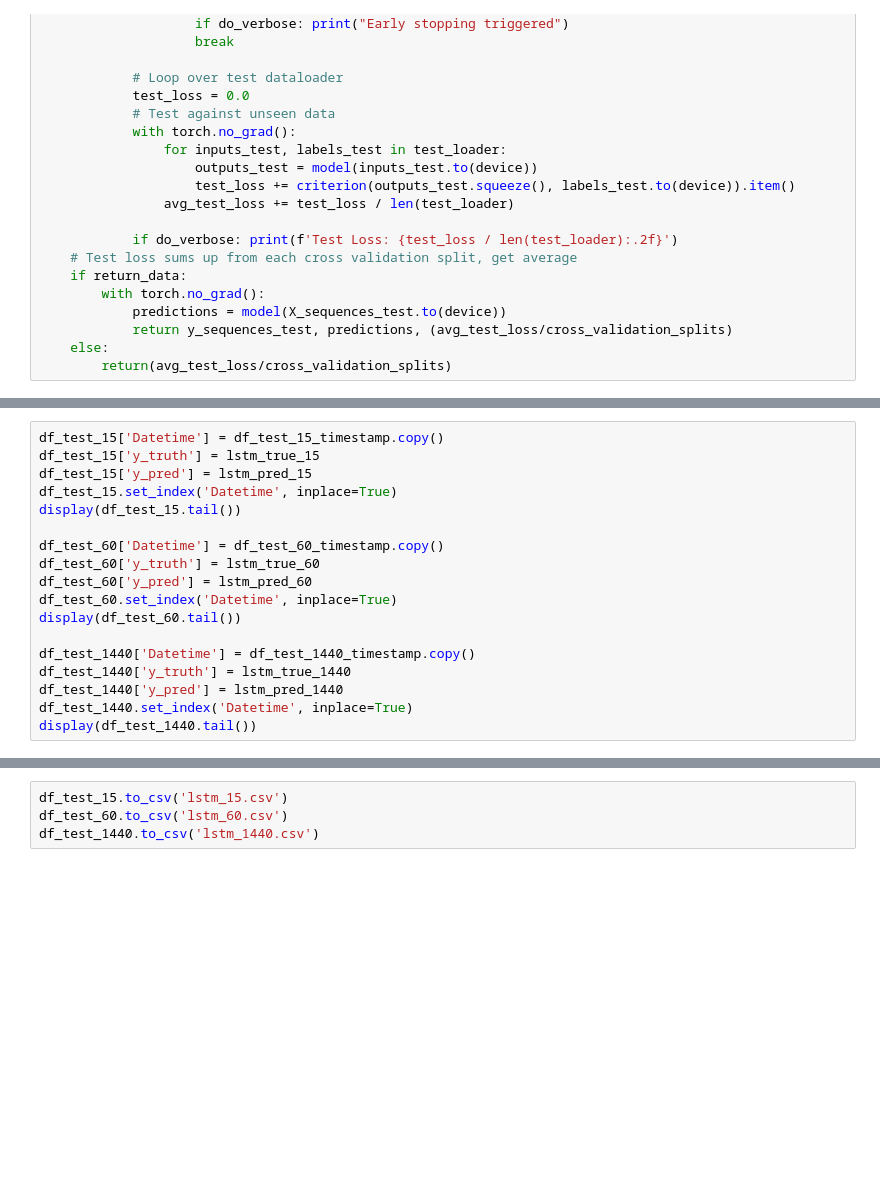
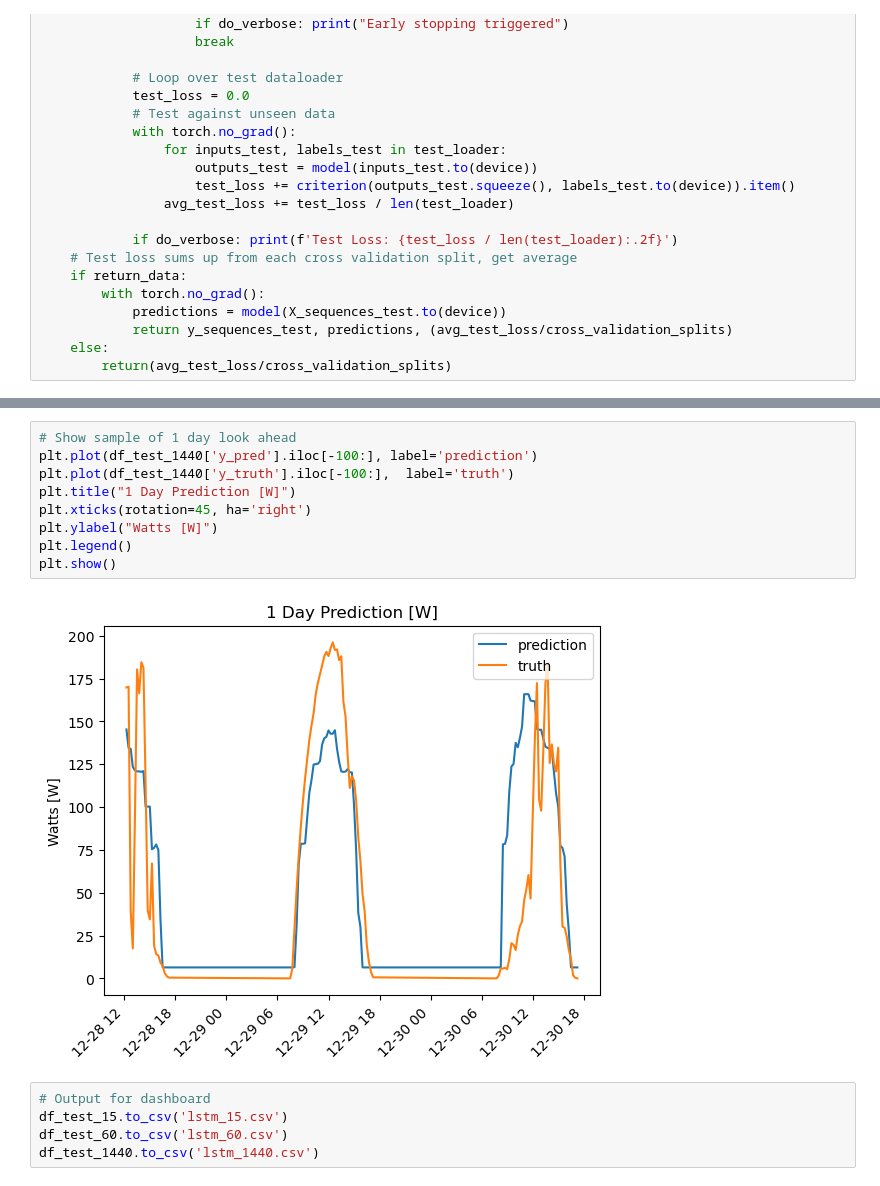
Before and after one commit to navanodonavan/MSAAI530_Final_Project_G6, a Jupyter notebook: MSAAI530_Final_Project_LSTM_Regression.ipynb, the cells around one changed output, grey strips where cells are left out. Cells and saved outputs as stored; diff of their text form; blank space fills up the shorter version.

```diff
--- a/MSAAI530_Final_Project_LSTM_Regression.ipynb
+++ b/MSAAI530_Final_Project_LSTM_Regression.ipynb
@@ -481,18 +565,0 @@ if len(df_test_1440) > len(lstm_true_1440):
-# %%
-df_test_15['Datetime'] = df_test_15_timestamp.copy()
-df_test_15['y_truth'] = lstm_true_15
-df_test_15['y_pred'] = lstm_pred_15
-df_test_15.set_index('Datetime', inplace=True)
-display(df_test_15.tail())
-
-df_test_60['Datetime'] = df_test_60_timestamp.copy()
-df_test_60['y_truth'] = lstm_true_60
-df_test_60['y_pred'] = lstm_pred_60
-df_test_60.set_index('Datetime', inplace=True)
-display(df_test_60.tail())
-
-df_test_1440['Datetime'] = df_test_1440_timestamp.copy()
-df_test_1440['y_truth'] = lstm_true_1440
-df_test_1440['y_pred'] = lstm_pred_1440
-df_test_1440.set_index('Datetime', inplace=True)
-display(df_test_1440.tail())
@@ -521,4 +566,16 @@ display(df_test_1440.tail())
+# %%
+# Show sample of 1 day look ahead
+plt.plot(df_test_1440['y_pred'].iloc[-100:], label='prediction')
+plt.plot(df_test_1440['y_truth'].iloc[-100:],  label='truth')
+plt.title("1 Day Prediction [W]")
+plt.xticks(rotation=45, ha='right')
+plt.ylabel("Watts [W]")
+plt.legend()
+plt.show()
+# %% [output]
+[figure, added]
 # %%
+# Output for dashboard
 df_test_15.to_csv('lstm_15.csv')
 df_test_60.to_csv('lstm_60.csv')
 df_test_1440.to_csv('lstm_1440.csv')
```
Also changed, not shown: parts of 17 cells of this notebook, 4 other files.
